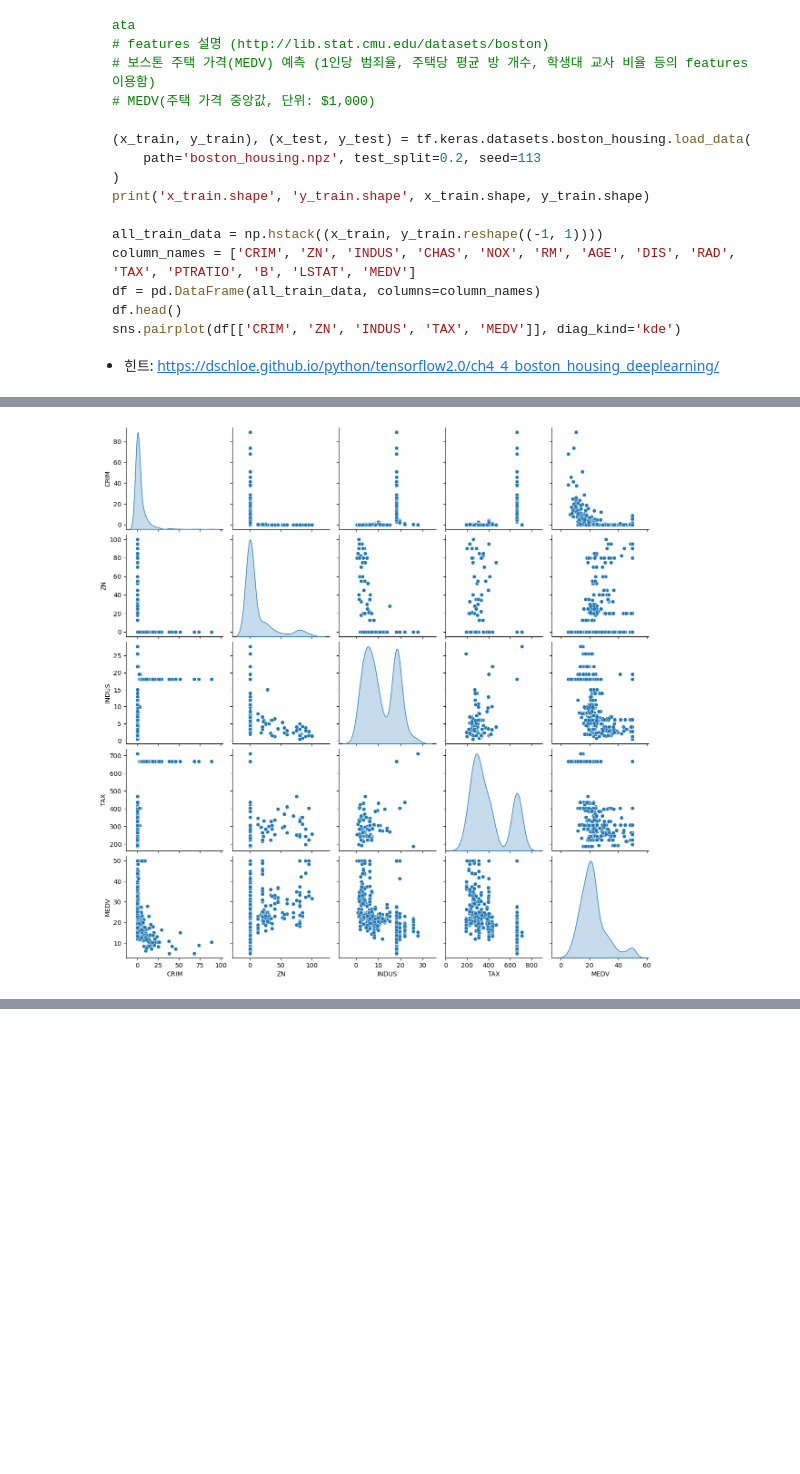
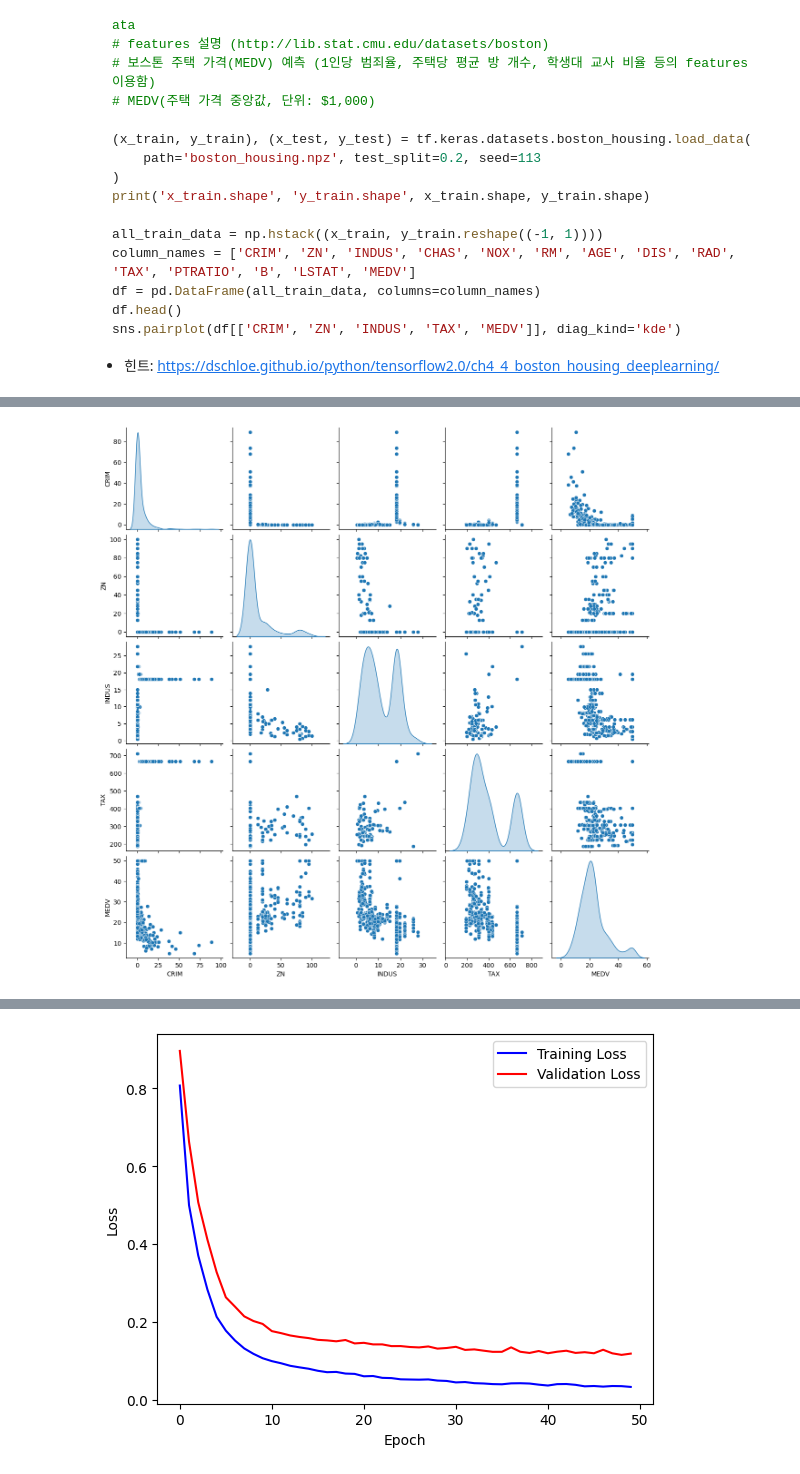
Before and after one commit to YeDongVibe/Tensorflow_Class, a Jupyter notebook: mission/03_mission.ipynb, the cells around one changed output, grey strips where cells are left out. Drawn from its saved outputs; the diff is of its cells as text; code cells hidden in the pictures; blank space fills up the shorter version.

```diff
--- a/mission/03_mission.ipynb
+++ b/mission/03_mission.ipynb
@@ -114,38 +150,85 @@ import matplotlib.pyplot as plt
 import numpy as np
 import seaborn as sns
 
-# 데이터 가져오기
-# train : 훈련 데이터, test : 테스트데이터
-(x_train, y_train), (x_test, y_test) = tf.keras.datasets.boston_housing.load_data(path='boston_housing.npz', test_split=0.2, seed=113)
-print('x_train.shape : ', x_train.shape, ' / y_train.shape : ', y_train.shape, ' / x_test.len : ', len(x_test), ' / y_test.len : ', len(y_test) )
-print(x_train[0])
-print(y_train[0])
+(x_train, y_train), (x_test, y_test) = tf.keras.datasets.boston_housing.load_data(
+    path='boston_housing.npz', test_split=0.2, seed=113
+)
+
+print('x_train.shape', 'y_train.shape', x_train.shape, y_train.shape)
+
 
 # 데이터 전처리
 all_train_data = np.hstack((x_train, y_train.reshape((-1, 1))))
 column_names = ['CRIM', 'ZN', 'INDUS', 'CHAS', 'NOX', 'RM', 'AGE', 'DIS', 'RAD', 'TAX', 'PTRATIO', 'B', 'LSTAT', 'MEDV']
 df = pd.DataFrame(all_train_data, columns=column_names)
 df.head()
-
 # 데이터 시각화
 sns.pairplot(df[['CRIM', 'ZN', 'INDUS', 'TAX', 'MEDV']], diag_kind='kde')
 plt.show()
 
+# 데이터 정규화
+x_mean = x_train.mean(axis=0) # 평균을 계산하여 변수 x_mean에 할당
+x_std = x_train.std(axis=0) # 표준 편차를 계산하여 변수 x_std에 할당
+x_train -= x_mean # 평균을 빼고 표준 편차로 나누어 데이터를 정규화
+x_train /= x_std # x_train과 x_test의 각 원소에서 x_mean을 뺀 후, x_std로 나누어 표준화
+x_test -= x_mean
+x_test /= x_std
+
+y_mean = y_train.mean(axis=0)
+y_std = y_train.std(axis=0)
+y_train -= y_mean
+y_train /= y_std
+y_test -= y_mean
+y_test /= y_std
+
 # 모델 정의
 model = tf.keras.Sequential([
-    tf.keras.layers.Dense(64, activation='relu', input_shape=(x_train.shape[1],)),
-    tf.keras.layers.Dense(64, activation='relu'),
-    tf.keras.layers.Dense(1)
+  tf.keras.layers.Dense(units=52, activation='relu', input_shape=(13, )),
+  tf.keras.layers.Dense(units=39, activation='relu'),
+  tf.keras.layers.Dense(units=26, activation='relu'),
+  tf.keras.layers.Dense(units=1)
 ])
 
-# 모델 컴파일
+# loss 함수 및 옵티마이저 설정
+loss_fn = tf.keras.losses.MeanSquaredError()
+optimizer = tf.keras.optimizers.Adam()
 
+# 컴파일
+model.compile(optimizer=optimizer, loss=loss_fn)
 
-# 모델 학습
+# 학습 함수 정의
+@tf.function
+def train_step(inputs, targets):
+    with tf.GradientTape() as tape:
+        predictions = model(inputs)
+        loss_value = loss_fn(targets, predictions)
+    gradients = tape.gradient(loss_value, model.trainable_variables)
+    optimizer.apply_gradients(zip(gradients, model.trainable_variables))
+    return loss_value
 
+# 학습
+history = model.fit(x_train, y_train, epochs=50, batch_size=32, validation_split=0.25)
 
-# 예측 결과
+# 손실 그래프 출력
+plt.plot(history.history['loss'], 'b-', label='Training Loss')
+plt.plot(history.history['val_loss'], 'r-', label='Validation Loss')
+plt.xlabel('Epoch')
+plt.ylabel('Loss')
+plt.legend()
+plt.show()
 
+# 평가
+test_loss = loss_fn(y_test, model(x_test))
+print('Test Loss:', test_loss)
 
-# 예측 결과 시각화
+# 예측 결과 그래프 출력
+pred_Y = model(x_test)
+
+plt.figure(figsize=(5, 5))
+plt.plot(y_test, pred_Y, 'b.')
+plt.axis([min(y_test), max(y_test), min(y_test), max(y_test)])
+plt.plot([min(y_test), max(y_test)], [min(y_test), max(y_test)], ls="--", c=".3")
+plt.xlabel('y_test')
+plt.ylabel('pred_Y(pred_housecost)')
+plt.show()
 # %% [output]
@@ -156,0 +254 @@ x_train.shape :  (404, 13)  / y_train.shape :  (404,)  / x_test.len :  102  / y_
+[figure, added]
```
Also changed, not shown: parts of 2 cells of this notebook, 1 other file.
